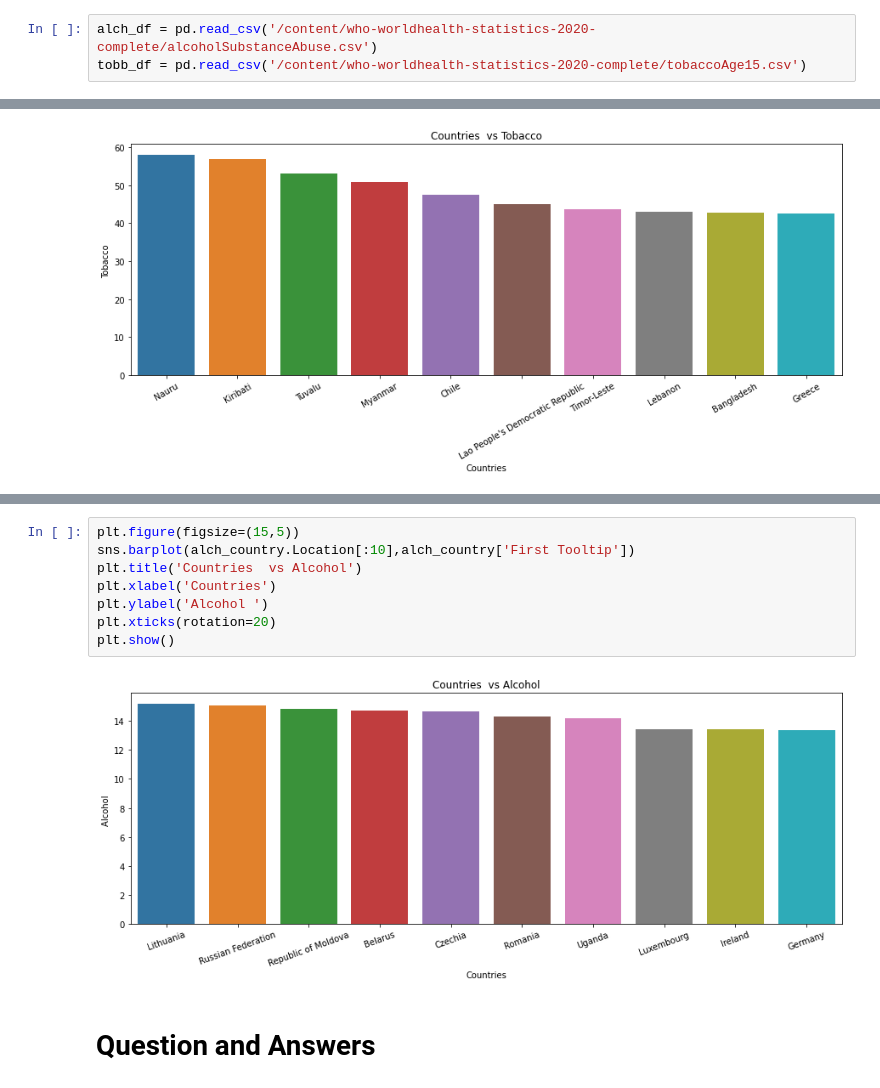
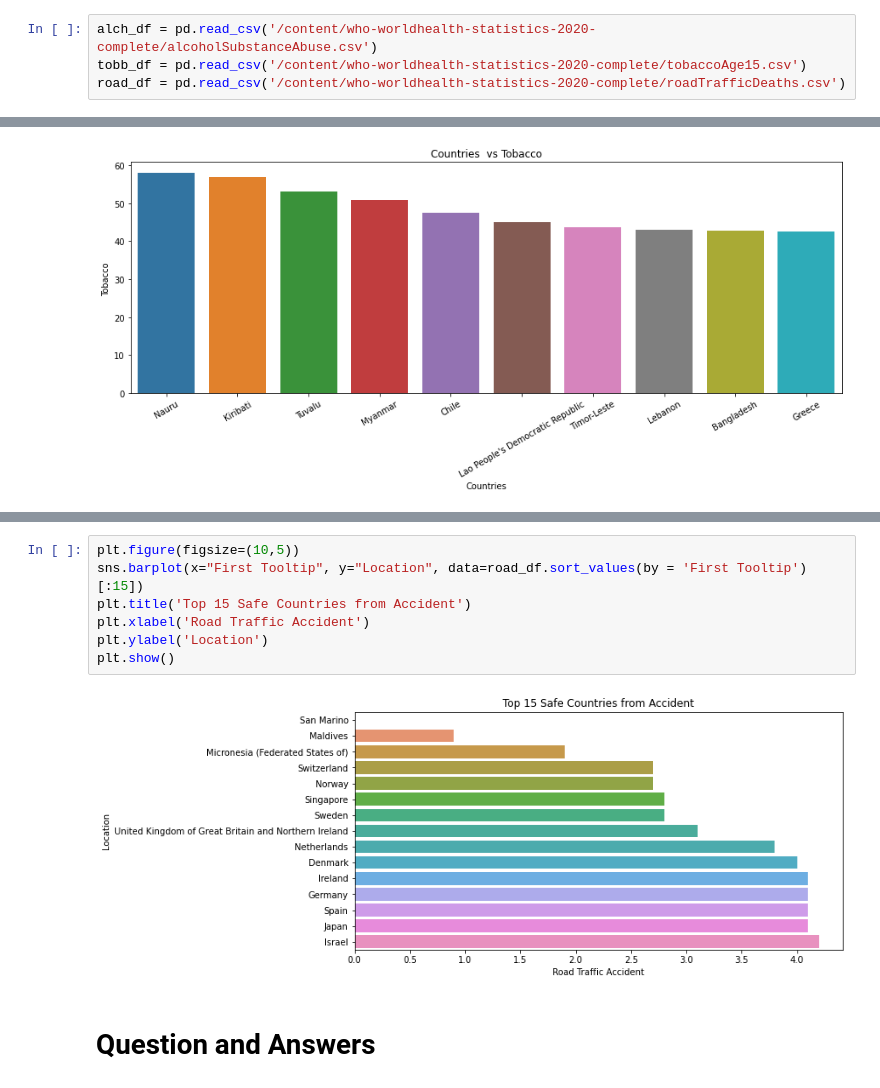
Before and after one commit to vivek16pawar/World-Health-EDA, a Jupyter notebook: World_Health_EDA.ipynb, the cells around one changed output, grey strips where cells are left out. Drawn from its saved outputs; the diff is of its cells as text.

Commit message:
Road Traffic Deaths

```diff
--- a/World_Health_EDA.ipynb
+++ b/World_Health_EDA.ipynb
@@ -31,3 +28,4 @@ warnings.filterwarnings("ignore")
 # %%
 alch_df = pd.read_csv('/content/who-worldhealth-statistics-2020-complete/alcoholSubstanceAbuse.csv')
 tobb_df = pd.read_csv('/content/who-worldhealth-statistics-2020-complete/tobaccoAge15.csv')
+road_df = pd.read_csv('/content/who-worldhealth-statistics-2020-complete/roadTrafficDeaths.csv')
@@ -251,13 +288,12 @@ alch_country
 # %%
-plt.figure(figsize=(15,5))
-sns.barplot(alch_country.Location[:10],alch_country['First Tooltip'])
-plt.title('Countries  vs Alcohol')
-plt.xlabel('Countries')
-plt.ylabel('Alcohol ')
-plt.xticks(rotation=20)
+plt.figure(figsize=(10,5))
+sns.barplot(x="First Tooltip", y="Location", data=road_df.sort_values(by = 'First Tooltip')[:15])
+plt.title('Top 15 Safe Countries from Accident')
+plt.xlabel('Road Traffic Accident')
+plt.ylabel('Location')
 plt.show()
 # %% [output]
-[figure, old version]
+[figure, new version]
 # %% [markdown]
 # Question and Answers
 # %% [markdown]
```
Also changed, not shown: parts of 20 cells of this notebook.
